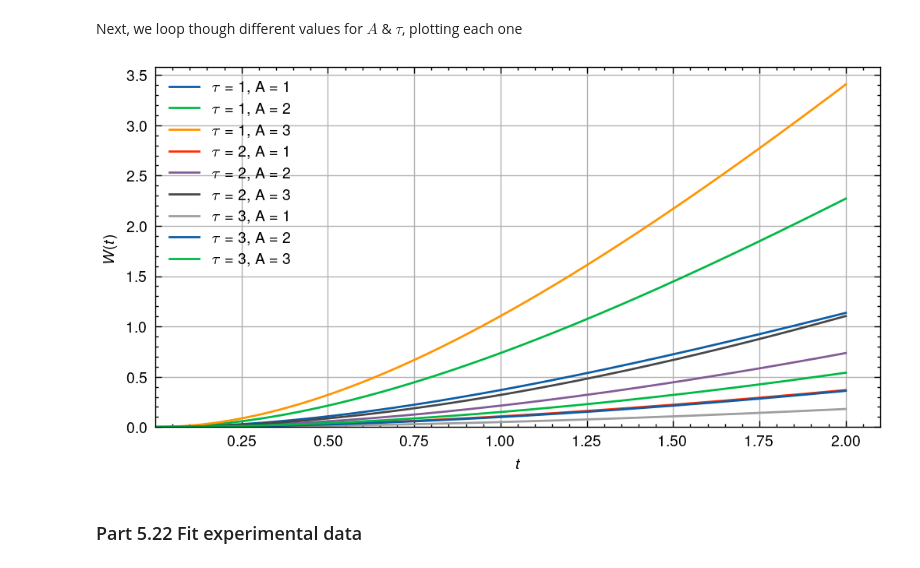
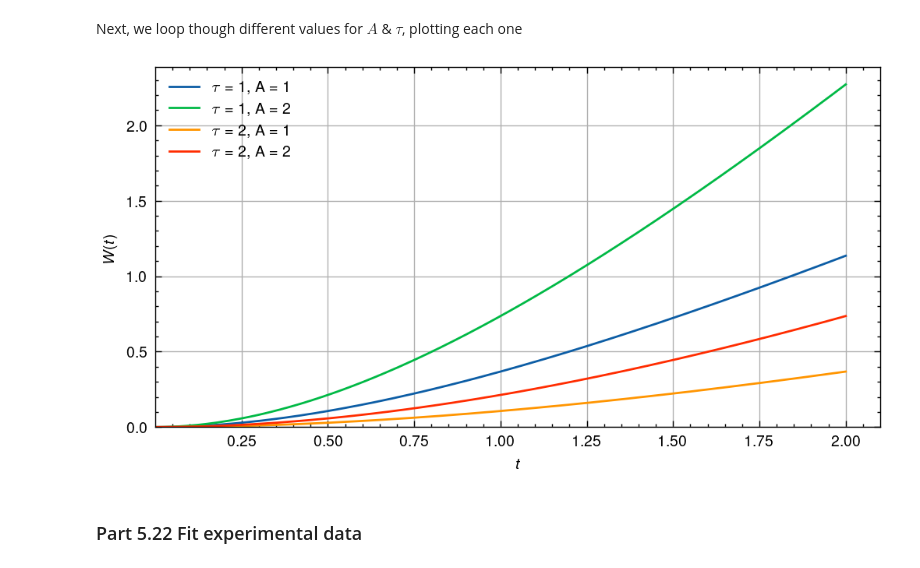
Before and after one commit to gkerr708/PHYC_2050, a Jupyter notebook: Assignments/Assignment2/gavin_kerr_assignment2.ipynb, the cells around one changed output. Saved outputs shown, nothing was run; the diff lists cells and outputs as text; code cells hidden in the pictures.

```diff
--- a/Assignments/Assignment2/gavin_kerr_assignment2.ipynb
+++ b/Assignments/Assignment2/gavin_kerr_assignment2.ipynb
@@ -87,22 +87,22 @@ def W(t, a, tau):
 # %% [markdown]
 Next, we loop though different values for $A$ & $\tau$, plotting each one
 # %%
-tau_vals = [1,2,3] # creates a list of values for tau
-a_vals = [1,2,3] # creates a list of values for a
+tau_vals = [1,2] # creates a list of values for tau
+a_vals = [1,2] # creates a list of values for a
 t = np.linspace(0,2,200) # creats an array of values for t, this will be the independent variable against which W will be  plotted
 fig, ax = plt.subplots(1,1, figsize=(6,3), dpi=200) # creates a figure with one plot
 for tau_val in tau_vals: # loops through all of the values of tau from the list tau_vals
     for a_val in a_vals: # loops through all of the values of a from the list a_vals
         ax.plot(t, W(t,a_val,tau_val), label=fr"$\tau$ = {tau_val}, A = {a_val}") # plots W as a function of t and labels it with its respective values for a and tau
 ax.set_xlabel(r"$t$")  # labels the x & y axis
 ax.set_ylabel(r"$W(t)$")
 ax.set_xlim(0.00001) # sets the x and y axis so there is one 0 at the origian, this is purely cosmetic
 ax.set_ylim(0)
 plt.grid() # displays a gird on the plot
 plt.legend() # displays the legend speficied by the label arguments passed through the scatter and plot functions
 _=plt.show() # displays the plot
 # %% [output]
-[figure, old version]
+[figure, new version]
 # %% [markdown]
 ### Part 5.22 Fit experimental data
 # %% [markdown]
```
